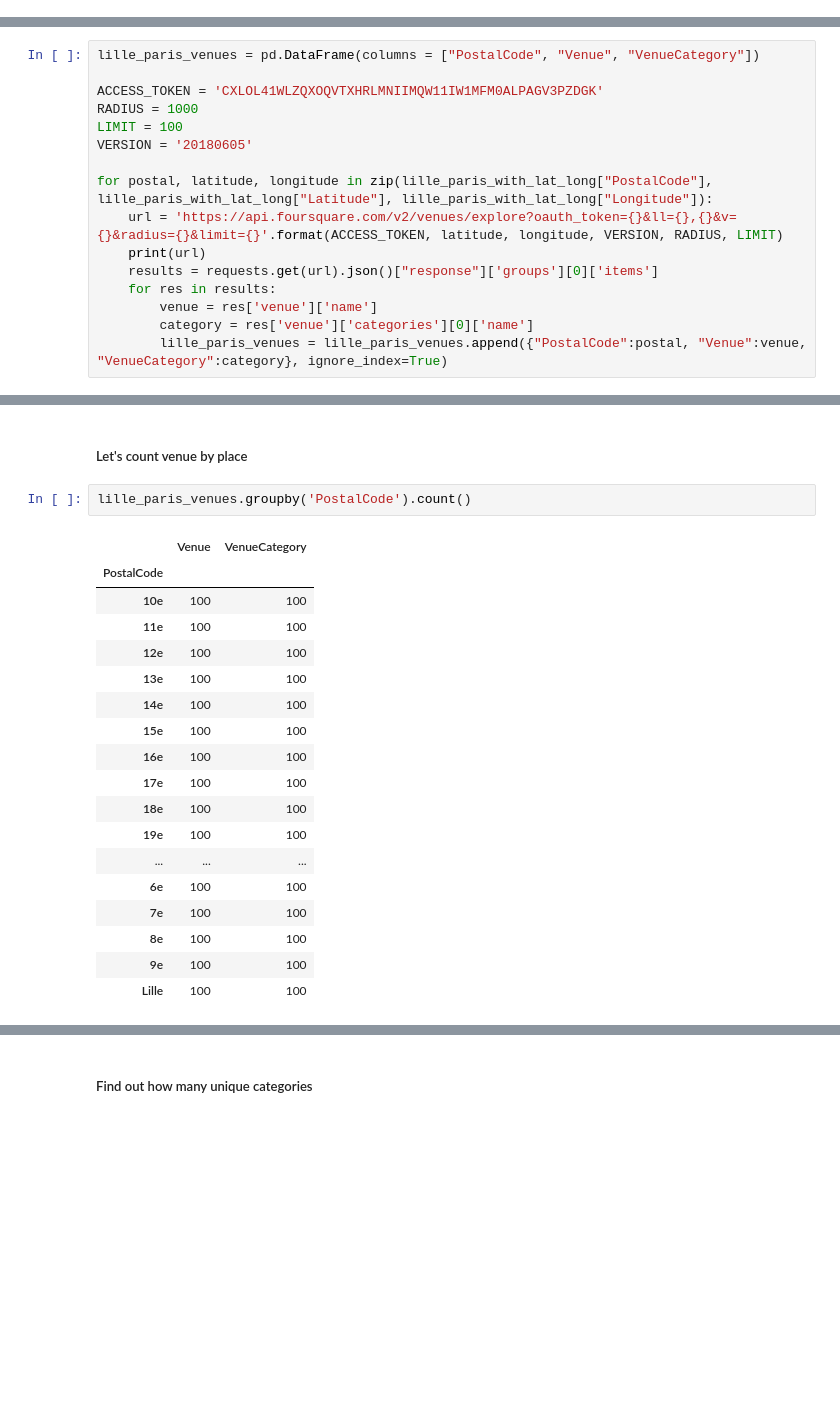
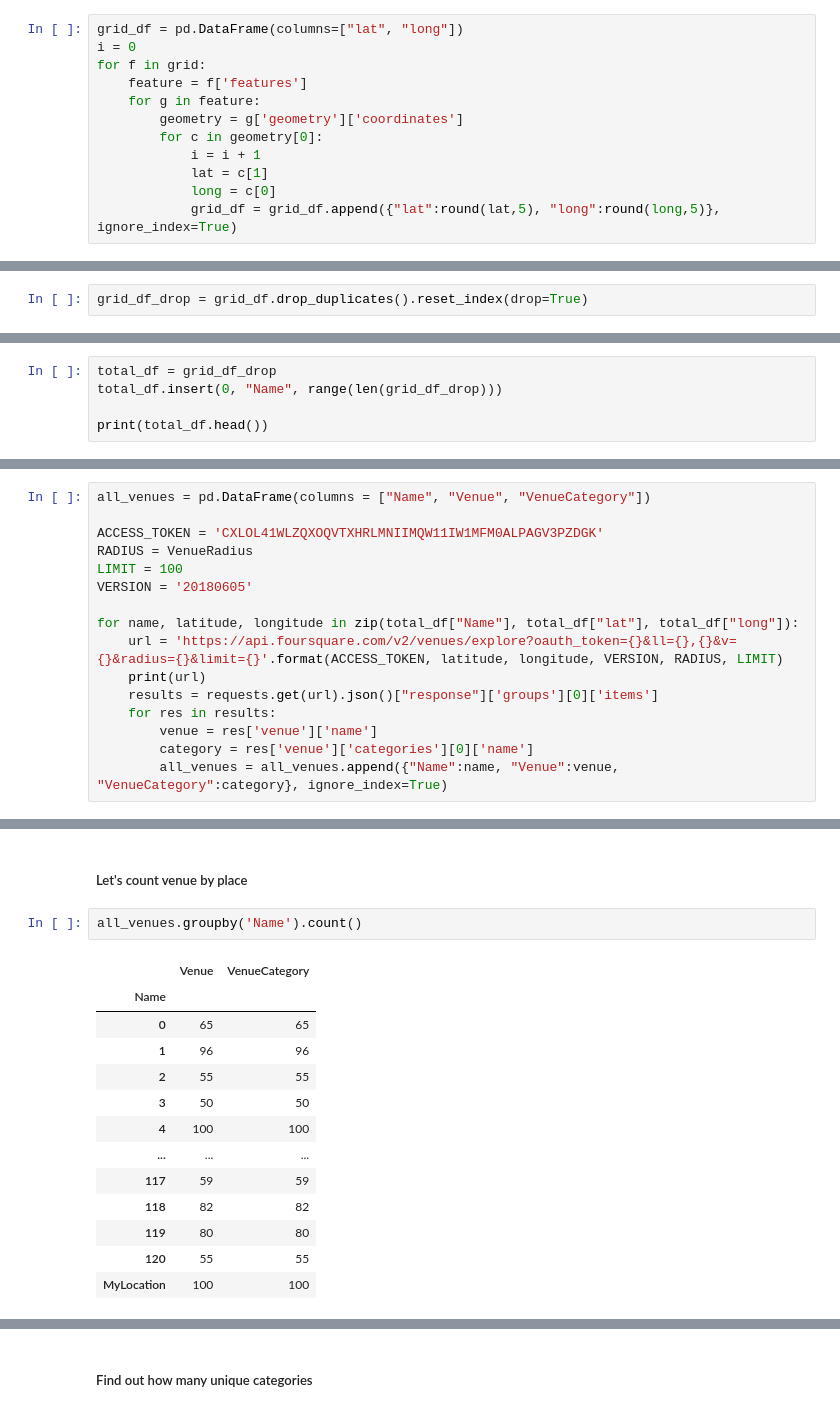
Before and after one commit to TheTibar/Coursera_Capstone, a Jupyter notebook: Capstone Notebook.ipynb, the cells around one changed output, grey strips where cells are left out. Cells and saved outputs as stored; diff of their text form; blank space fills up the shorter version.

```diff
--- a/Capstone Notebook.ipynb
+++ b/Capstone Notebook.ipynb
@@ -746,0 +852,12 @@ paris_neighborhoods_source.head(20)
+# %%
+grid_df = pd.DataFrame(columns=["lat", "long"])
+i = 0
+for f in grid:
+    feature = f['features']
+    for g in feature:
+        geometry = g['geometry']['coordinates']
+        for c in geometry[0]:
+            i = i + 1
+            lat = c[1]
+            long = c[0]
+            grid_df = grid_df.append({"lat":round(lat,5), "long":round(long,5)}, ignore_index=True)
@@ -746,0 +866,2 @@ paris_neighborhoods_source.head(20)
+# %%
+grid_df_drop = grid_df.drop_duplicates().reset_index(drop=True)
@@ -746,0 +881,5 @@ paris_neighborhoods_source.head(20)
+# %%
+total_df = grid_df_drop
+total_df.insert(0, "Name", range(len(grid_df_drop)))
+
+print(total_df.head())
@@ -873,17 +932,17 @@ France  OK
 # %%
-lille_paris_venues = pd.DataFrame(columns = ["PostalCode", "Venue", "VenueCategory"])
+all_venues = pd.DataFrame(columns = ["Name", "Venue", "VenueCategory"])
 
 ACCESS_TOKEN = 'CXLOL41WLZQXOQVTXHRLMNIIMQW11IW1MFM0ALPAGV3PZDGK'
-RADIUS = 1000
+RADIUS = VenueRadius
 LIMIT = 100
 VERSION = '20180605'
 
-for postal, latitude, longitude in zip(lille_paris_with_lat_long["PostalCode"], lille_paris_with_lat_long["Latitude"], lille_paris_with_lat_long["Longitude"]):
+for name, latitude, longitude in zip(total_df["Name"], total_df["lat"], total_df["long"]):
     url = 'https://api.foursquare.com/v2/venues/explore?oauth_token={}&ll={},{}&v={}&radius={}&limit={}'.format(ACCESS_TOKEN, latitude, longitude, VERSION, RADIUS, LIMIT)
     print(url)
     results = requests.get(url).json()["response"]['groups'][0]['items']
     for res in results:
         venue = res['venue']['name']
         category = res['venue']['categories'][0]['name']
-        lille_paris_venues = lille_paris_venues.append({"PostalCode":postal, "Venue":venue, "VenueCategory":category}, ignore_index=True)
+        all_venues = all_venues.append({"Name":name, "Venue":venue, "VenueCategory":category}, ignore_index=True)
 # %% [output]
@@ -923,23 +982,18 @@ lille_paris_venues
 # %% [markdown]
 ##### Let's count venue by place
 # %%
-lille_paris_venues.groupby('PostalCode').count()
+all_venues.groupby('Name').count()
 # %% [output]
 |  | Venue | VenueCategory |
-| PostalCode |  |  |
-| 10e | 100 | 100 |
-| 11e | 100 | 100 |
-| 12e | 100 | 100 |
-| 13e | 100 | 100 |
-| 14e | 100 | 100 |
-| 15e | 100 | 100 |
-| 16e | 100 | 100 |
-| 17e | 100 | 100 |
-| 18e | 100 | 100 |
-| 19e | 100 | 100 |
+| Name |  |  |
+| 0 | 65 | 65 |
+| 1 | 96 | 96 |
+| 2 | 55 | 55 |
+| 3 | 50 | 50 |
+| 4 | 100 | 100 |
 | ... | ... | ... |
-| 6e | 100 | 100 |
-| 7e | 100 | 100 |
-| 8e | 100 | 100 |
-| 9e | 100 | 100 |
-| Lille | 100 | 100 |
+| 117 | 59 | 59 |
+| 118 | 82 | 82 |
+| 119 | 80 | 80 |
+| 120 | 55 | 55 |
+| MyLocation | 100 | 100 |
```
Also changed, not shown: parts of 53 cells of this notebook.
